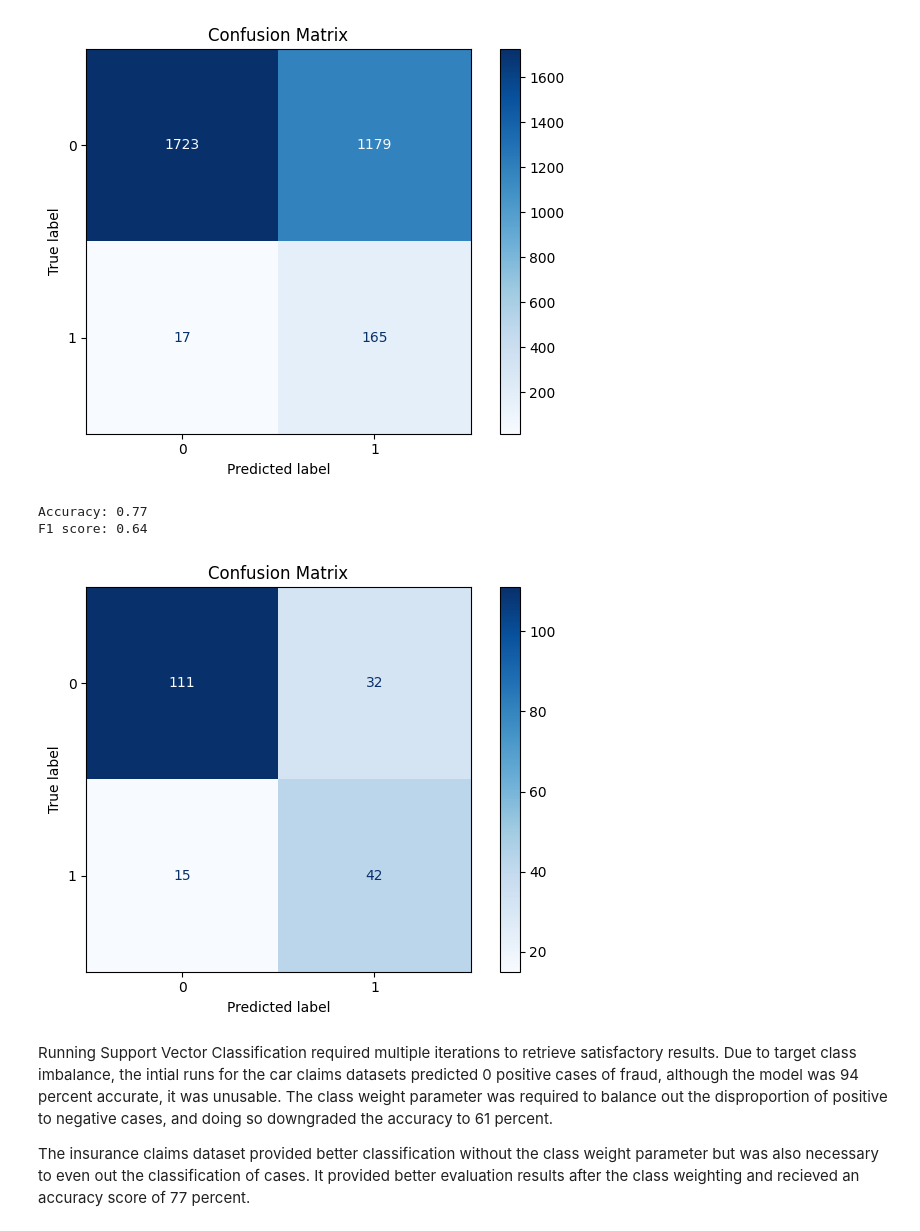
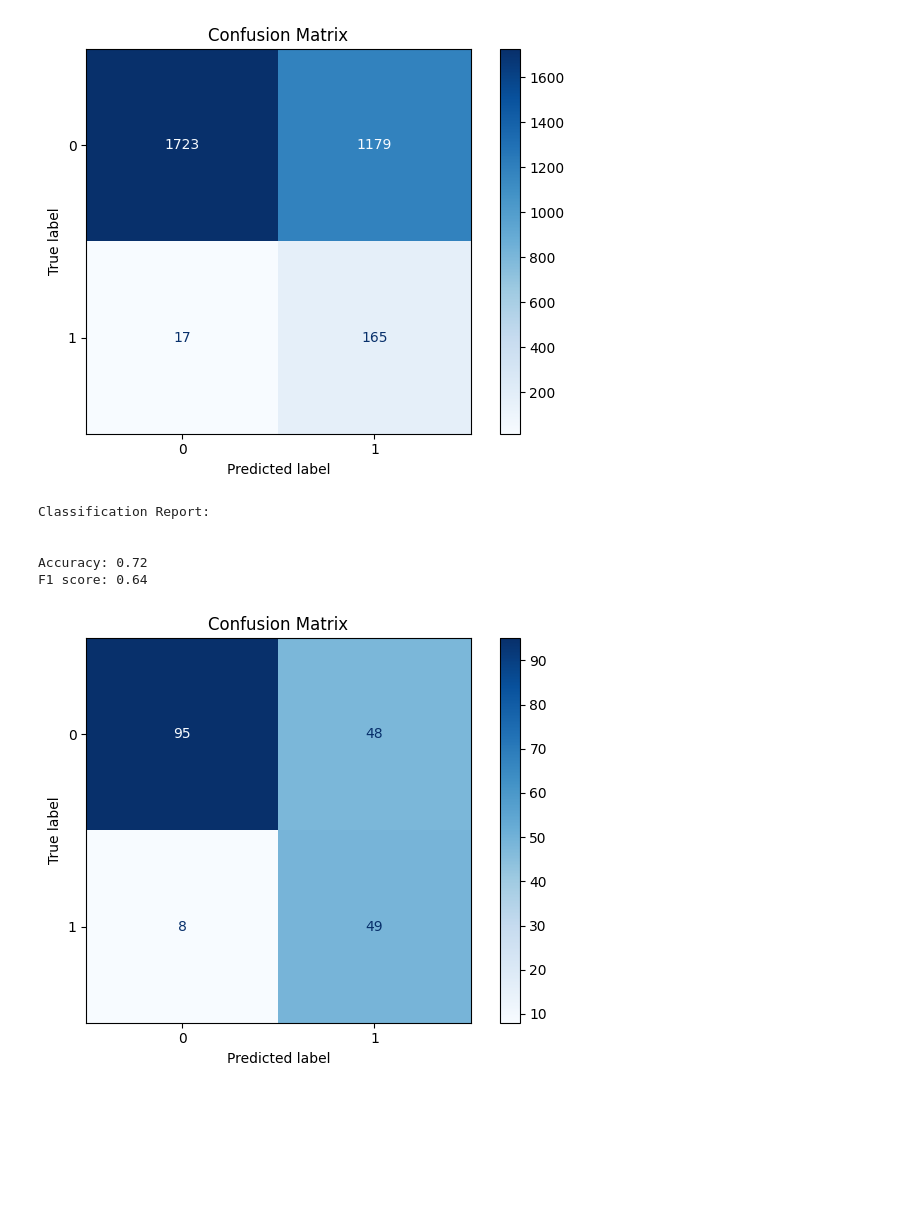
Before and after one commit to jtvon/799S-Data-Science-Capstone, a Jupyter notebook: Week-5-jupyter-notebook.ipynb, the cells around one changed output. Drawn from its saved outputs; the diff is of its cells as text; code cells hidden in the pictures; blank space fills up the shorter version.

```diff
--- a/Week-5-jupyter-notebook.ipynb
+++ b/Week-5-jupyter-notebook.ipynb
@@ -83,32 +82,15 @@ def load_and_split_data(file_path, test_size=0.2, random_state=random_state, cho
 ### Model Funcitons
 # %%
 # Create a function that runs SVC or SVR with dynamic class weight option
-def run_model(
-    X_train, y_train, X_test, y_test, model_type='svc', kernel='linear', C=1.0, gamma='scale', class_weight='balanced'):
+def run_model(X_train, y_train, X_test, y_test, class_weight='balanced', **model_params):
 
-    if model_type == 'svc':
-        model = SVC(kernel=kernel, C=C, gamma=gamma, random_state=random_state, class_weight=class_weight)
+    model = SVC(**model_params, class_weight=class_weight)
 
-        # reshaye y to 1D array
-        y_train = y_train.values.ravel()
-        y_test = y_test.values.ravel()
+    # reshaye y to 1D array
+    y_train = y_train.values.ravel()
+    y_test = y_test.values.ravel()
 
-        model.fit(X_train, y_train)
-        y_pred = model.predict(X_test)
+    model.fit(X_train, y_train)
+    y_pred = model.predict(X_test)
 
-        return model, y_pred
-
-    elif model_type == 'svr':
-        model = SVR(kernel=kernel, C=C, gamma=gamma)
-
-        # reshaye y to 1D array
-        y_train = y_train.values.ravel()
-        y_test = y_test.values.ravel()
-
-        model.fit(X_train,y_train)
-        y_pred = model.predict(X_test)
-
-        return model, y_pred
-
-    else:
-        raise ValueError("Invalid model type, Choose 'svc' or 'svr'")
+    return model, y_pred
@@ -158,0 +194,3 @@ X_train_fur_norm, X_test_fur_norm, y_train_fur_norm, y_test_fur_norm, df_fur_nor
+# %%
+# Run grid search on the insurance dataset
+ins_reg_params, ins_reg_acc = gridsearchcv(SVC, X_train_ins_reg, y_train_ins_reg, random_state=random_state)
@@ -159,7 +214,7 @@ X_train_fur_norm, X_test_fur_norm, y_train_fur_norm, y_test_fur_norm, df_fur_nor
 # %%
 # Run SVC for car claims and insurance claims
-model_car_reg, y_pred_car_reg = run_model(X_train_car_reg, y_train_car_reg, X_test_car_reg, y_test_car_reg, model_type='svc')
-model_ins_reg, y_pred_ins_reg = run_model(X_train_ins_reg, y_train_ins_reg, X_test_ins_reg, y_test_ins_reg, model_type='svc')
+# model_car_reg, y_pred_car_reg = run_model(X_train_car_reg, y_train_car_reg, X_test_car_reg, y_test_car_reg, model_type='svc', **car_reg_params)
+model_ins_reg, y_pred_ins_reg = run_model(X_train_ins_reg, y_train_ins_reg, X_test_ins_reg, y_test_ins_reg, **ins_reg_params)
 # %%
 # Evaluate the car claims dataset
 evaluate_results(y_test_car_reg, y_pred_car_reg, model_car_reg, model_type='svc')
@@ -169,12 +224,11 @@ F1 score: 0.22
 [figure]
 # %%
 # Evaluate the insurance claims dataset
-evaluate_results(y_test_ins_reg, y_pred_ins_reg, model_ins_reg, model_type='svc')
+evaluate_results(y_test_ins_reg, y_pred_ins_reg, model_ins_reg)
 # %% [output]
-Accuracy: 0.77
+Classification Report:
+
+
+Accuracy: 0.72
 F1 score: 0.64
-[figure, old version]
+[figure, new version]
-# %% [markdown]
-Running Support Vector Classification required multiple iterations to retrieve satisfactory results. Due to target class imbalance, the intial runs for the car claims datasets predicted 0 positive cases of fraud, although the model was 94 percent accurate, it was unusable. The class weight parameter was required to balance out the disproportion of positive to negative cases, and doing so downgraded the accuracy to 61 percent.
-
-The insurance claims dataset provided better classification without the class weight parameter but was also necessary to even out the classification of cases. It provided better evaluation results after the class weighting and recieved an accuracy score of 77 percent.
```
Also changed, not shown: parts of 7 cells of this notebook.
